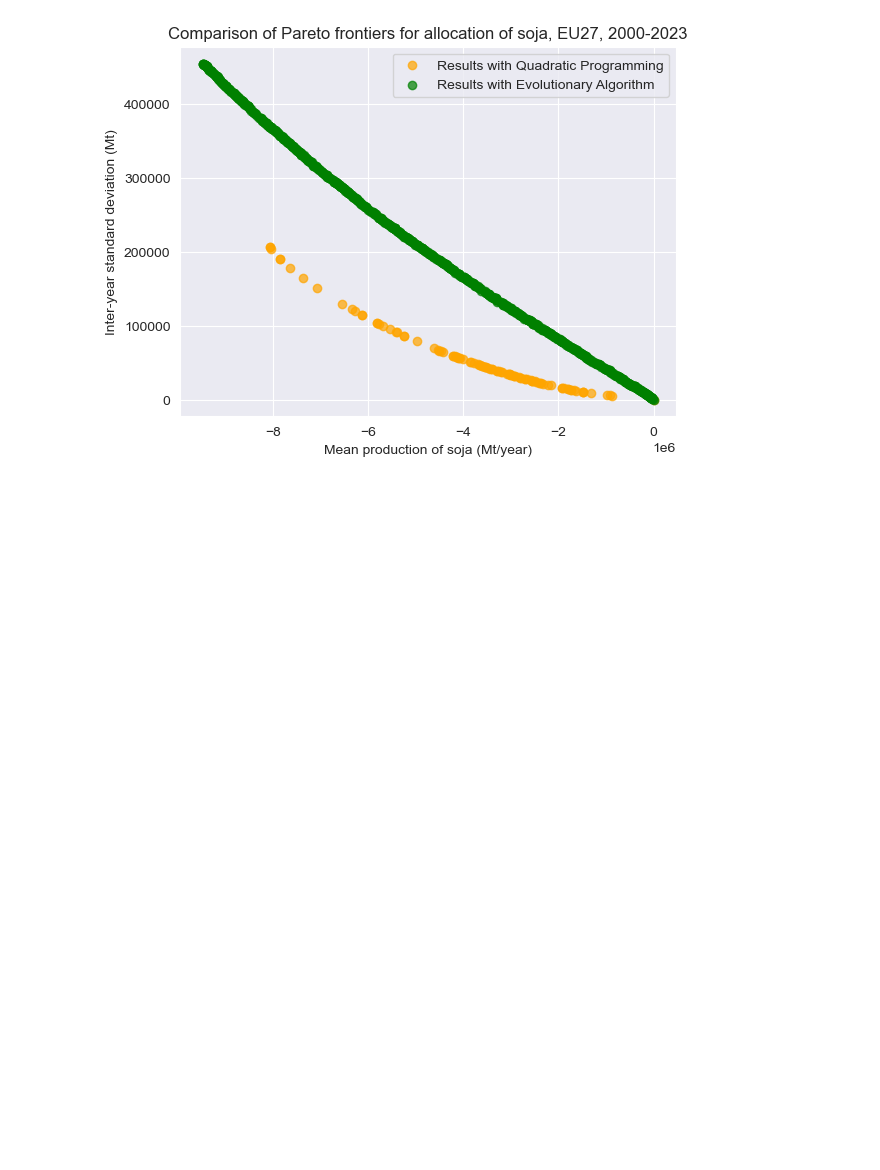
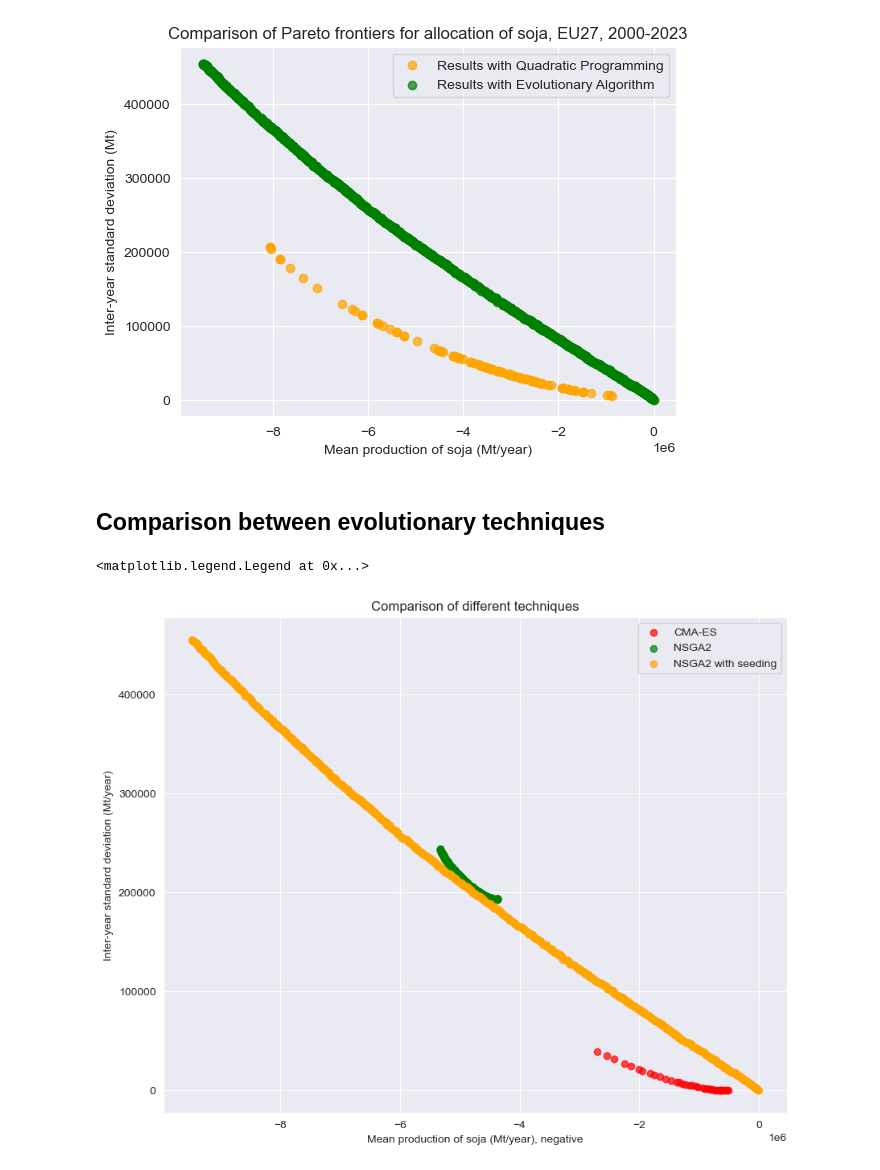
Before and after one commit to albertotonda/optimization-crop-allocation, a Jupyter notebook: src/plot_figures.ipynb, the cells around one changed output. Cells and saved outputs as stored; diff of their text form; code cells hidden in the pictures; blank space fills up the shorter version.

```diff
--- a/src/plot_figures.ipynb
+++ b/src/plot_figures.ipynb
@@ -253,3 +255,29 @@ ax.legend(loc='best')
 # %% [output]
 <matplotlib.legend.Legend at 0x...>
 [figure]
+# %% [markdown]
+## Comparison between evolutionary techniques
+# %%
+import matplotlib.pyplot as plt
+import pandas as pd
+import seaborn as sns
+sns.set_style('darkgrid')
+# %%
+df_cmaes = pd.read_csv("../results/A_nsga2_eu27_pv/cmaes/results.csv")
+df_nsga2 = pd.read_csv("../results/A_nsga2_eu27_pv/mu500-no-seeding/42-archive.csv")
+df_nsga2_seeding = pd.read_csv("../results/A_nsga2_eu27_pv/mu500-seeding/42-archive.csv")
+
+fig, ax = plt.subplots(figsize=(10,8))
+ax.scatter(df_cmaes["mean_soja"].values * (-1), df_cmaes["std_soja"], color='red',
+           alpha=0.7, label="CMA-ES")
+ax.scatter(df_nsga2["mean_soja"].values, df_nsga2["std_soja"].values, color='green',
+           alpha=0.7, label="NSGA2")
+ax.scatter(df_nsga2_seeding["mean_soja"].values, df_nsga2_seeding["std_soja"].values, color='orange',
+          alpha=0.7, label="NSGA2 with seeding")
+ax.set_title("Comparison of different techniques")
+ax.set_xlabel("Mean production of soja (Mt/year), negative")
+ax.set_ylabel("Inter-year standard deviation (Mt/year)")
+ax.legend(loc='best')
+# %% [output]
+<matplotlib.legend.Legend at 0x...>
+[figure, added]
```
Also changed, not shown: parts of 2 cells of this notebook, 1 other file.
